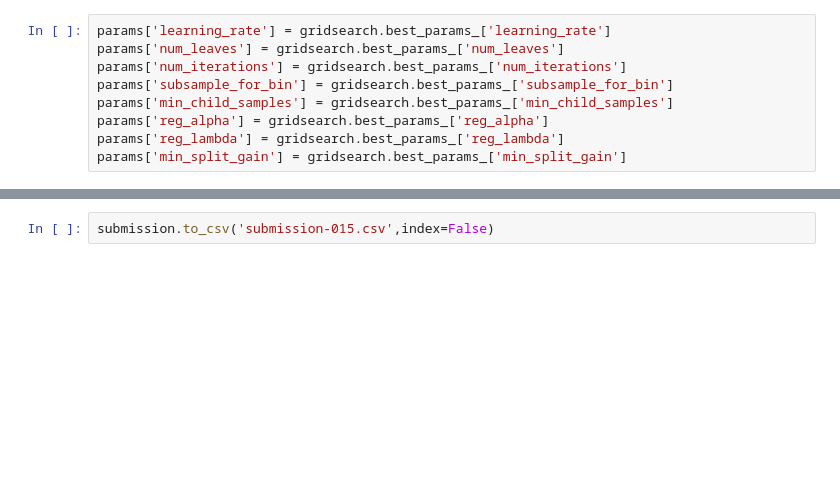
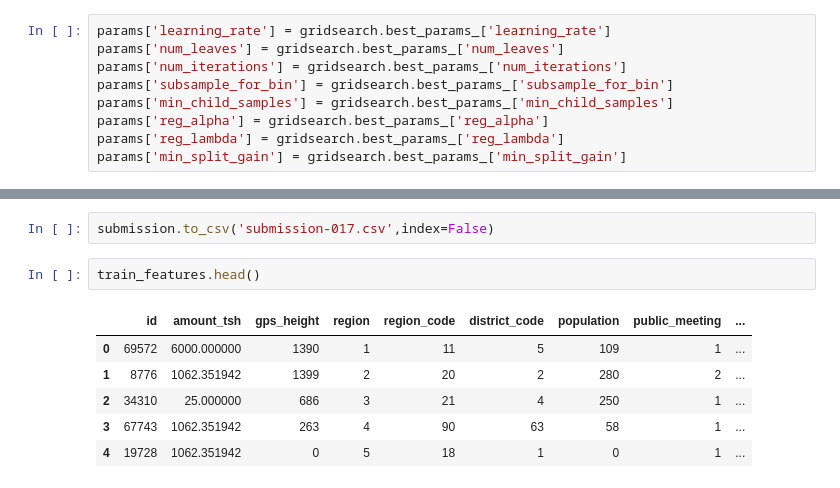
Before and after one commit to sealuwee/DS2-Predictive-Modeling-Challenge, a Jupyter notebook: Day 2 for 2 failed kernels later.ipynb, the cells around one changed output, grey strips where cells are left out. Saved outputs shown, nothing was run; the diff lists cells and outputs as text; blank space fills up the shorter version.

```diff
--- a/Day 2 for 2 failed kernels later.ipynb
+++ b/Day 2 for 2 failed kernels later.ipynb
@@ -326,2 +289,11 @@ submission.head()
 # %%
-submission.to_csv('submission-015.csv',index=False)
+submission.to_csv('submission-017.csv',index=False)
+# %%
+train_features.head()
+# %% [output]
+|  | id | amount_tsh | gps_height | region | region_code | district_code | population | public_meeting | ... |
+| 0 | 69572 | 6000.000000 | 1390 | 1 | 11 | 5 | 109 | 1 | ... |
+| 1 | 8776 | 1062.351942 | 1399 | 2 | 20 | 2 | 280 | 2 | ... |
+| 2 | 34310 | 25.000000 | 686 | 3 | 21 | 4 | 250 | 1 | ... |
+| 3 | 67743 | 1062.351942 | 263 | 4 | 90 | 63 | 58 | 1 | ... |
+| 4 | 19728 | 1062.351942 | 0 | 5 | 18 | 1 | 0 | 1 | ... |
```
Also changed, not shown: parts of 15 cells of this notebook, 1 other file.
